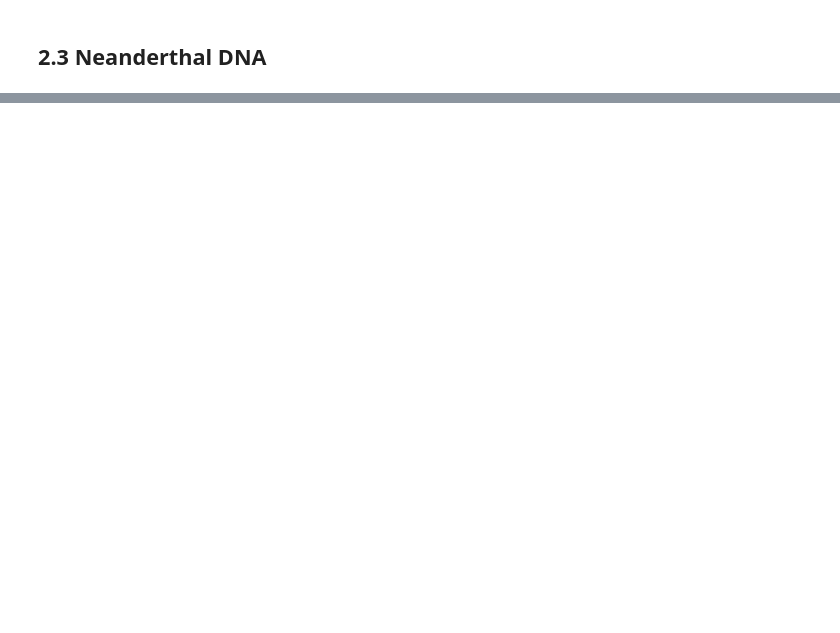
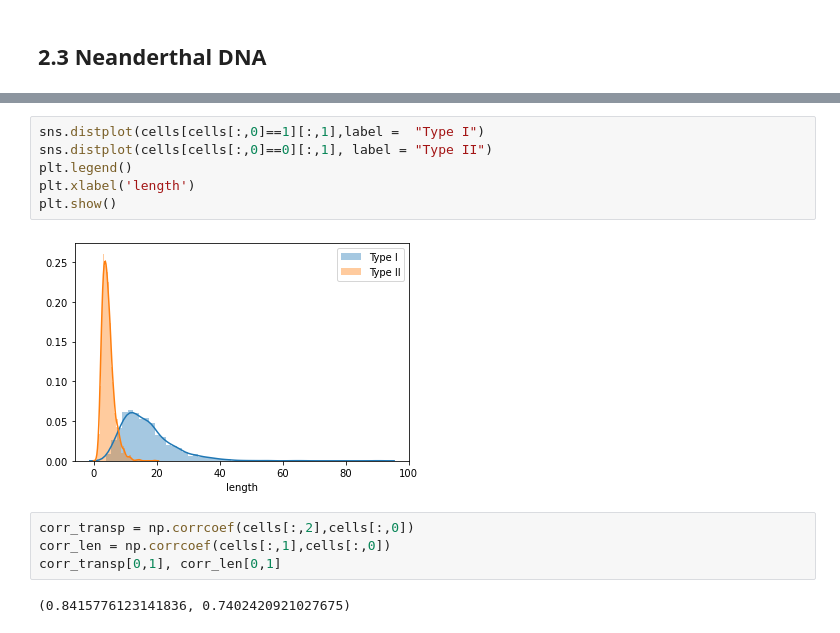
Before and after one commit to kirilklein/Applied_Statistics, a Jupyter notebook: Problem_set/Problem_set.ipynb, the cells around one changed output, grey strips where cells are left out. Cells and saved outputs as stored; diff of their text form; blank space fills up the shorter version.

```diff
--- a/Problem_set/Problem_set.ipynb
+++ b/Problem_set/Problem_set.ipynb
@@ -88,0 +197,14 @@ DNA = np.loadtxt("DNA.txt")
+# %%
+sns.distplot(cells[cells[:,0]==1][:,1],label =  "Type I")
+sns.distplot(cells[cells[:,0]==0][:,1], label = "Type II")
+plt.legend()
+plt.xlabel('length')
+plt.show()
+# %% [output]
+[figure, added]
+# %%
+corr_transp = np.corrcoef(cells[:,2],cells[:,0])
+corr_len = np.corrcoef(cells[:,1],cells[:,0])
+corr_transp[0,1], corr_len[0,1]
+# %% [output]
+(0.8415776123141836, 0.7402420921027675)
```
Also changed, not shown: parts of 24 cells of this notebook, 1 other file.
